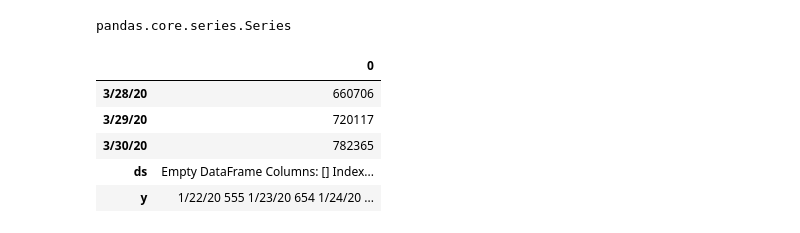
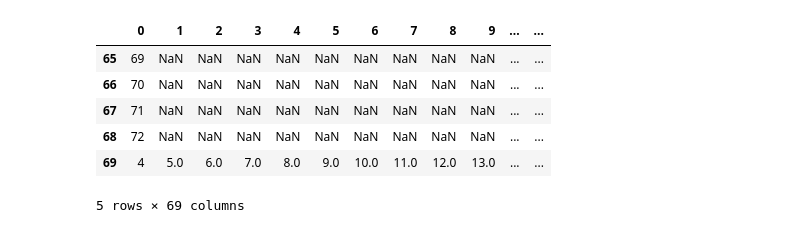
Before and after one commit to synaplasticity/fbprop, a Jupyter notebook: covaid-19-notebook-data-cleanup.ipynb, the cells around one changed output. Saved outputs shown, nothing was run; the diff lists cells and outputs as text; code cells hidden in the pictures.

Commit message:
Italy data and notebook

```diff
--- a/covaid-19-notebook-data-cleanup.ipynb
+++ b/covaid-19-notebook-data-cleanup.ipynb
@@ -97,4 +147,0 @@ ndf['ds']
-# %%
-type(ndf)
-# %% [output]
-pandas.core.series.Series
@@ -105,9 +148,12 @@ ndf = pd.DataFrame(ndf)
+# %%
+df1 = df1.append(df1.sum(axis=1), ignore_index=True)
 # %%
-ndf.tail()
+df1.tail()
 # %% [output]
-|  | 0 |
-| 3/28/20 | 660706 |
-| 3/29/20 | 720117 |
-| 3/30/20 | 782365 |
-| ds | Empty DataFrame Columns: [] Index... |
-| y | 1/22/20 555 1/23/20 654 1/24/20 ... |
+|  | 0 | 1 | 2 | 3 | 4 | 5 | 6 | 7 | 8 | 9 | ... | ... |
+| 65 | 69 | NaN | NaN | NaN | NaN | NaN | NaN | NaN | NaN | NaN | ... | ... |
+| 66 | 70 | NaN | NaN | NaN | NaN | NaN | NaN | NaN | NaN | NaN | ... | ... |
+| 67 | 71 | NaN | NaN | NaN | NaN | NaN | NaN | NaN | NaN | NaN | ... | ... |
+| 68 | 72 | NaN | NaN | NaN | NaN | NaN | NaN | NaN | NaN | NaN | ... | ... |
+| 69 | 4 | 5.0 | 6.0 | 7.0 | 8.0 | 9.0 | 10.0 | 11.0 | 12.0 | 13.0 | ... | ... |
+5 rows × 69 columns
```
Also changed, not shown: parts of 44 cells of this notebook, 2 other files.
